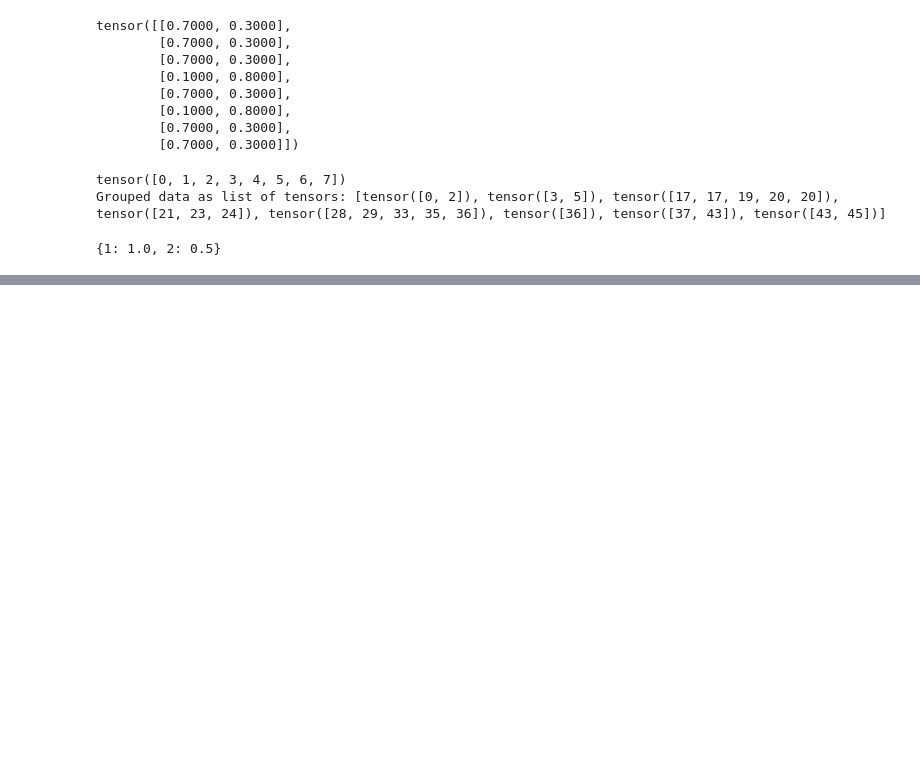
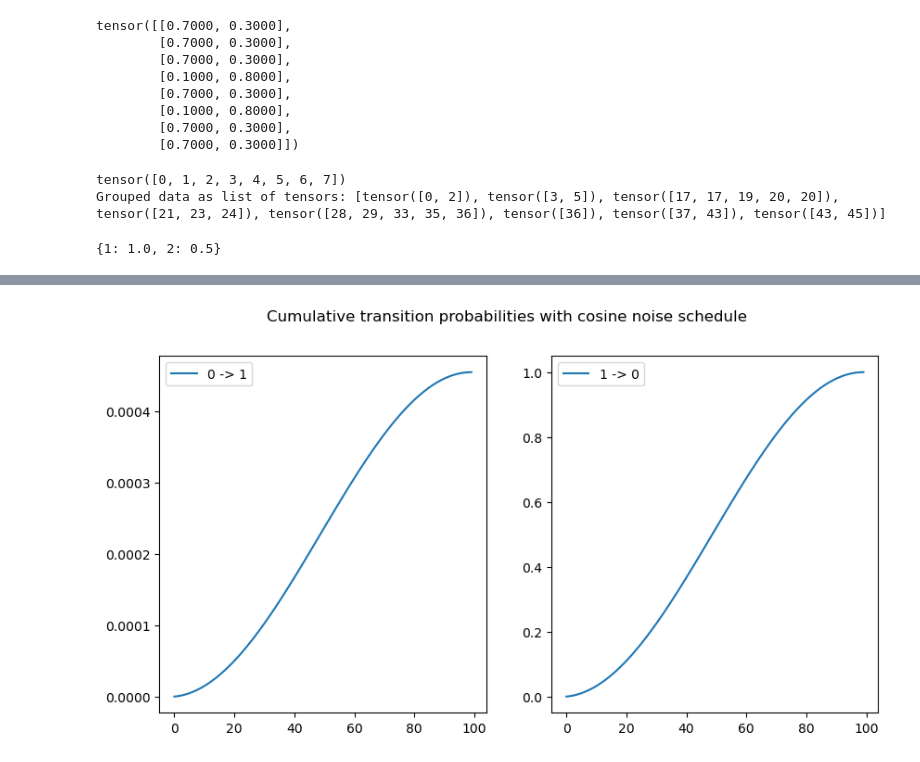
Before and after one commit to schjo480/Master_Thesis, a Jupyter notebook: models/test_transition_matrices.ipynb, the cells around one changed output, grey strips where cells are left out. Saved outputs shown, nothing was run; the diff lists cells and outputs as text; code cells hidden in the pictures; blank space fills up the shorter version.

```diff
--- a/models/test_transition_matrices.ipynb
+++ b/models/test_transition_matrices.ipynb
@@ -718,7 +718,7 @@ def _get_transition_mat(t):
 
         This method constructs a transition
         matrix Q with
-        Q_{ij} = beta_t / num_classes       if |i-j| <= self.transition_bands
+        Q_{ij} = beta_t / num_classes       if |i-j| <= transition_bands
                 1 - \sum_{l \neq i} Q_{il} if i==j.
                 0                          else.
 
@@ -912,0 +991,26 @@ print(calculate_fut_ratio(sample_list, ground_truth_fut))
+# %%
+spec = {'type': 'cosine', 'start': 0.4, 'stop': 0.8, 'num_timesteps': 100}
+# %%
+q_one_step_mats = [_get_prior_distribution_transition_mat(spec, t)
+                            for t in range(0, spec['num_timesteps'])]
+q_onestep_mats = torch.stack(q_one_step_mats, axis=0).to('cpu', non_blocking=True)
+assert q_onestep_mats.shape == (spec['num_timesteps'],
+                                    2,
+                                    2)
+
+# Construct transition matrices for q(x_t|x_start)
+q_mat_t = q_onestep_mats[0]
+q_mats = [q_mat_t]
+for t in range(1, spec['num_timesteps']):
+    # Q_{1...t} = Q_{1 ... t-1} Q_t = Q_1 Q_2 ... Q_t
+    q_mat_t = torch.tensordot(q_mat_t, q_onestep_mats[t],
+                            dims=[[1], [0]])
+    q_mats.append(q_mat_t)
+q_mats = torch.stack(q_mats, axis=0)
+
+zero_to_one = []
+one_to_zero = []
+for t in range(0, spec['num_timesteps'], 1):
+    zero_to_one.append(q_mats[t][0][1].item())
+    one_to_zero.append(q_mats[t][1][0].item())
+    print(q_mats[t])
@@ -912,0 +1035,18 @@ print(calculate_fut_ratio(sample_list, ground_truth_fut))
+# %%
+import matplotlib.pyplot as plt
+# Create a figure and a set of subplots
+fig, axs = plt.subplots(nrows=1, ncols=2, figsize=(10, 5))
+
+# Plot on the first subplot
+axs[0].plot(zero_to_one, label='0 -> 1')
+axs[0].legend()  # Add a legend
+
+# Plot on the second subplot
+axs[1].plot(one_to_zero, label='1 -> 0')
+axs[1].legend()  # Add a legend
+
+# Show the plot
+fig.suptitle('Cumulative transition probabilities with cosine noise schedule')
+plt.show()
+# %% [output]
+[figure, added]
```
Also changed, not shown: parts of 5 cells of this notebook, 15 other files.
